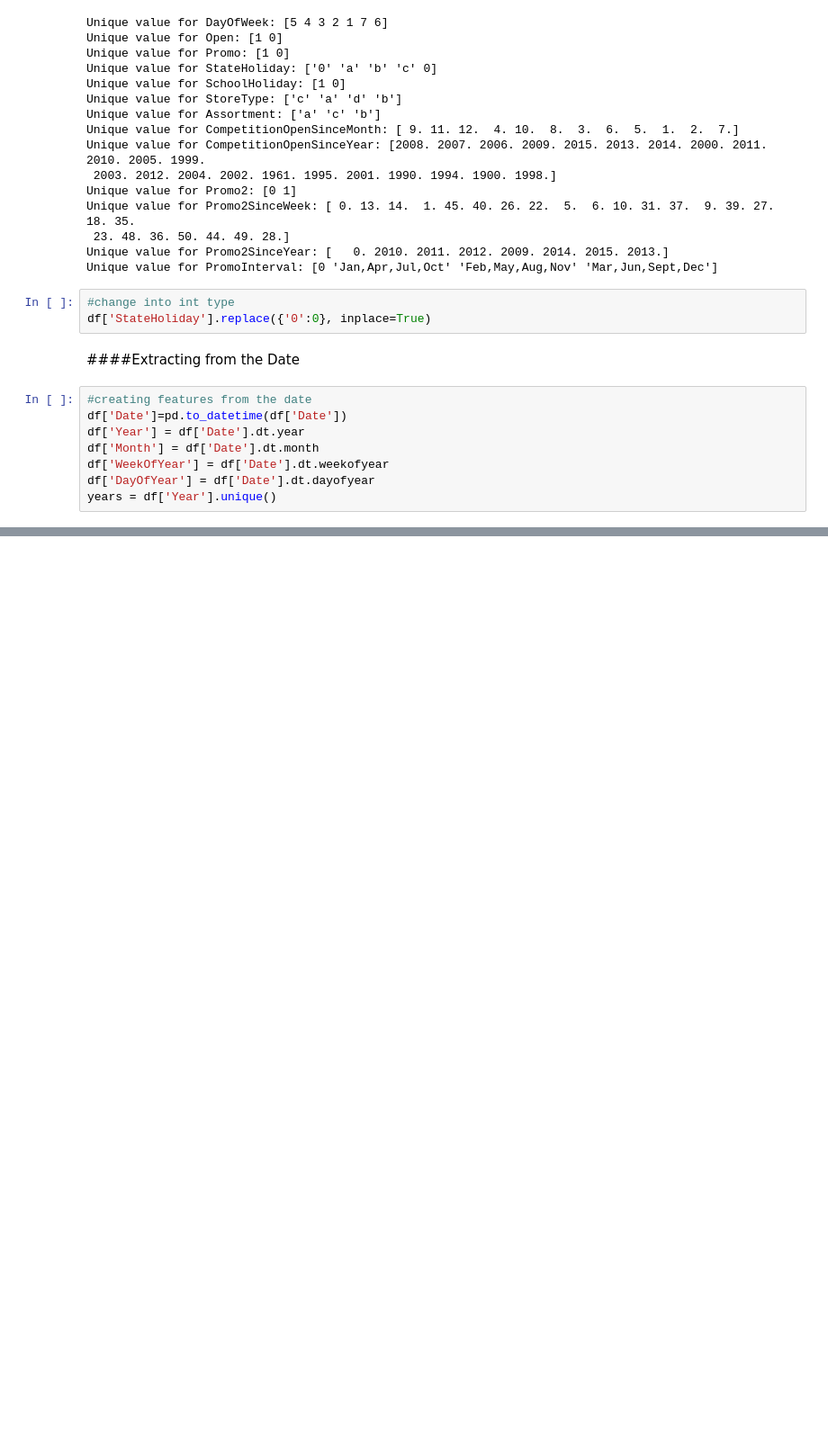
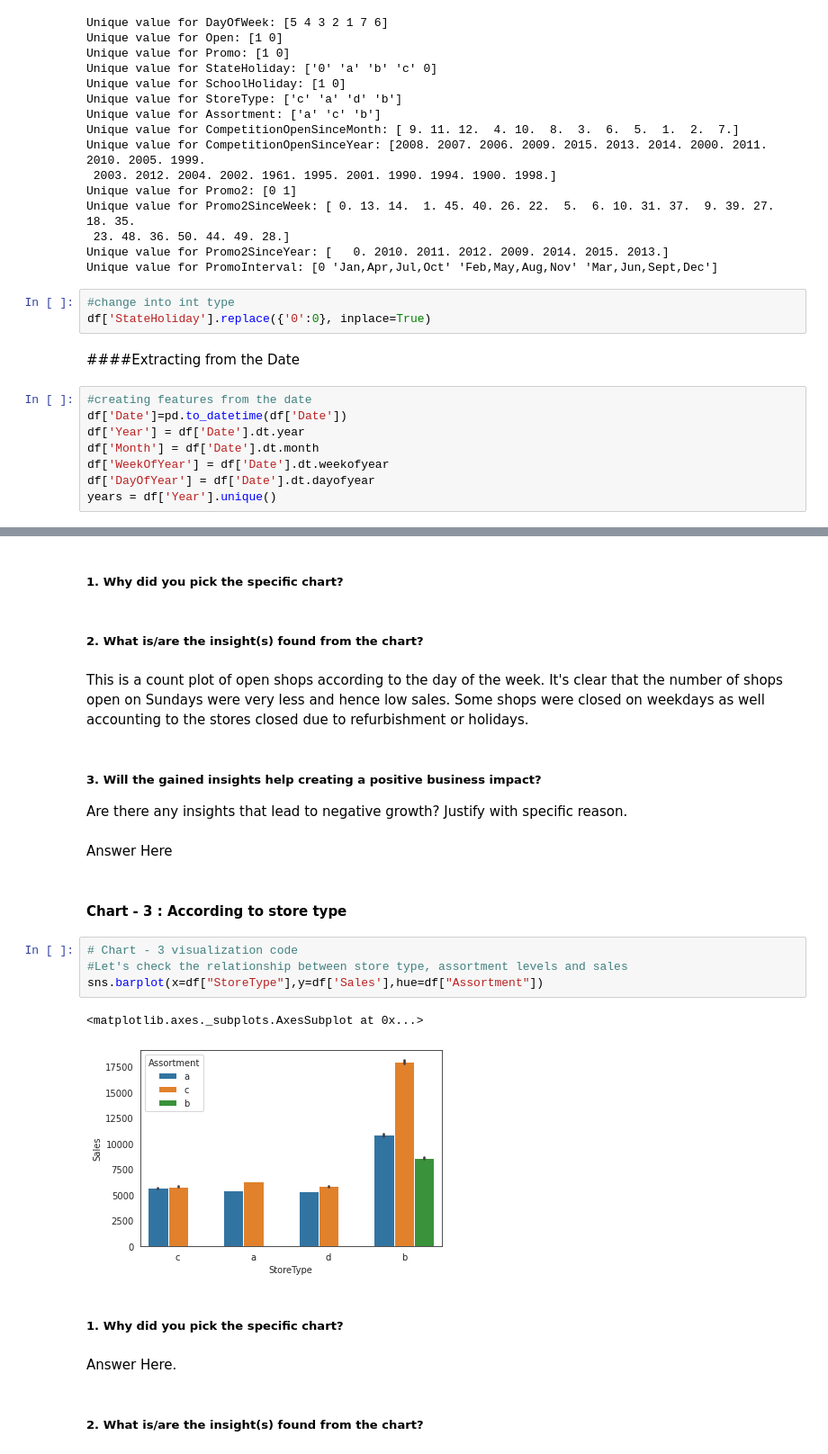
Before and after one commit to shyamsgadekar/Retail_salse_prediction_shyam_gadekar, a Jupyter notebook: Retail_salse_prediction_shyam_gadekar.ipynb, the cells around one changed output, grey strips where cells are left out. Shown at 90% size. Cells and saved outputs as stored; diff of their text form; blank space fills up the shorter version.

```diff
--- a/Retail_salse_prediction_shyam_gadekar.ipynb
+++ b/Retail_salse_prediction_shyam_gadekar.ipynb
@@ -369,0 +460,26 @@ years = df['Year'].unique()
+# %% [markdown]
+##### 1. Why did you pick the specific chart?
+# %% [markdown]
+##### 2. What is/are the insight(s) found from the chart?
+# %% [markdown]
+This is a count plot of open shops according to the day of the week. It's clear that the number of shops open on Sundays were very less and hence low sales. Some shops were closed on weekdays as well accounting to the stores closed due to refurbishment or holidays.
+# %% [markdown]
+##### 3. Will the gained insights help creating a positive business impact?
+Are there any insights that lead to negative growth? Justify with specific reason.
+# %% [markdown]
+Answer Here
+# %% [markdown]
+#### Chart - 3 : According to store type
+# %%
+# Chart - 3 visualization code
+#Let's check the relationship between store type, assortment levels and sales
+sns.barplot(x=df["StoreType"],y=df['Sales'],hue=df["Assortment"])
+# %% [output]
+<matplotlib.axes._subplots.AxesSubplot at 0x...>
+[figure, added]
+# %% [markdown]
+##### 1. Why did you pick the specific chart?
+# %% [markdown]
+Answer Here.
+# %% [markdown]
+##### 2. What is/are the insight(s) found from the chart?
```
Also changed, not shown: parts of 108 cells of this notebook.
